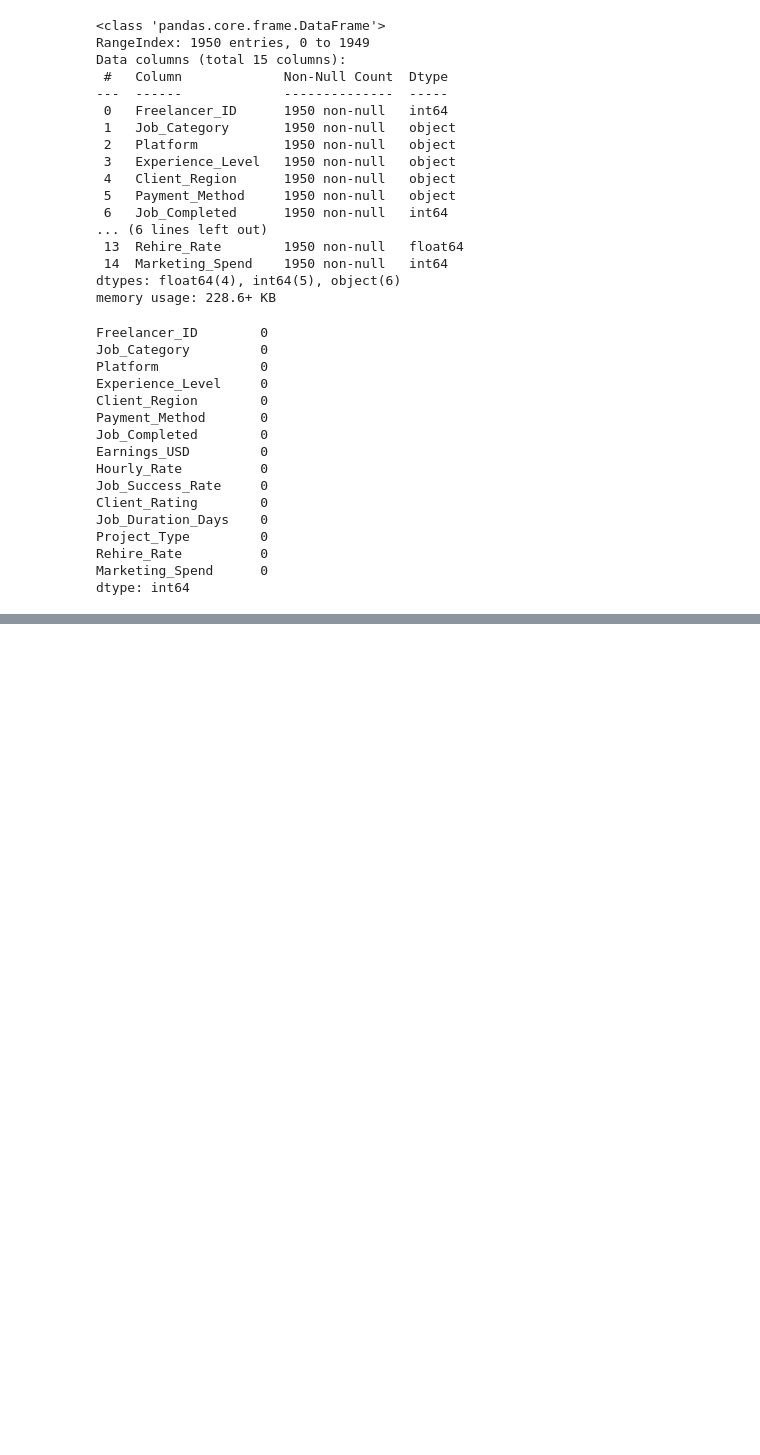
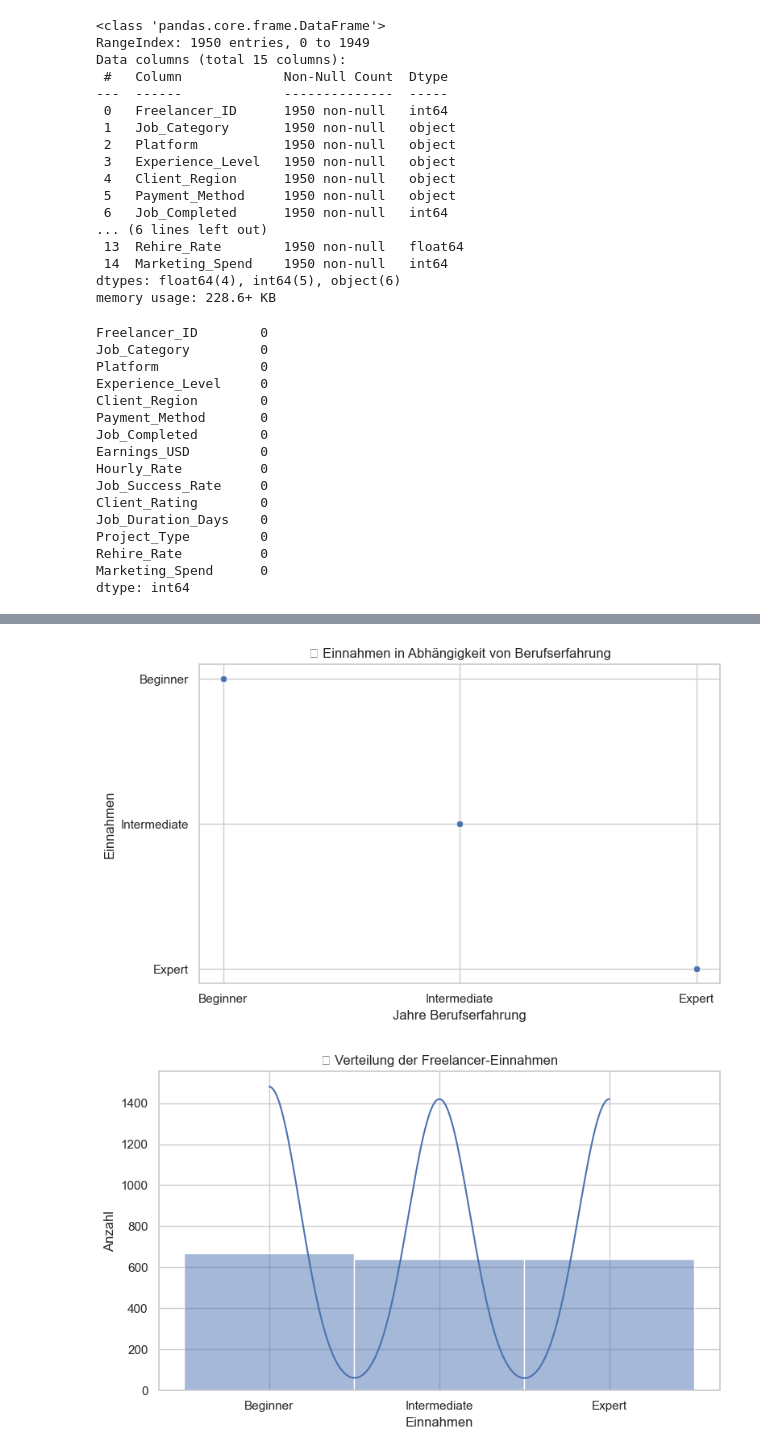
Before and after one commit to Odin2325/GPFreelanceEarningsML, a Jupyter notebook: notebooks/bereinigung.ipynb, the cells around one changed output, grey strips where cells are left out. Drawn from its saved outputs; the diff is of its cells as text; code cells hidden in the pictures; blank space fills up the shorter version.

```diff
--- a/notebooks/bereinigung.ipynb
+++ b/notebooks/bereinigung.ipynb
@@ -55,0 +124,53 @@ dtype: int64
+# %%
+import matplotlib.pyplot as plt
+import seaborn as sns
+
+# Plot-Stil setzen
+sns.set(style="whitegrid")
+
+# Zielvariable definieren
+target = 'Experience_Level'  # ggf. anpassen, falls Spaltenname anders ist
+
+# Scatterplot: Berufserfahrung vs. Einnahmen
+if 'Experience_Level' in df.columns:
+    plt.figure(figsize=(8, 5))
+    sns.scatterplot(data=df, x='Experience_Level', y=target)
+    plt.title("💼 Einnahmen in Abhängigkeit von Berufserfahrung")
+    plt.xlabel("Jahre Berufserfahrung")
+    plt.ylabel("Einnahmen")
+    plt.tight_layout()
+    plt.show()
+
+# Boxplot: Einnahmen nach Job-Kategorie
+if 'job_category' in df.columns:
+    plt.figure(figsize=(10, 6))
+    sns.boxplot(data=df, x='job_category', y=target)
+    plt.title("📦 Einnahmen nach Job-Kategorie")
+    plt.xticks(rotation=45)
+    plt.xlabel("Job-Kategorie")
+    plt.ylabel("Einnahmen")
+    plt.tight_layout()
+    plt.show()
+
+# Histogramm: Verteilung der Einnahmen
+plt.figure(figsize=(8, 5))
+sns.histplot(df[target], bins=30, kde=True)
+plt.title("📈 Verteilung der Freelancer-Einnahmen")
+plt.xlabel("Einnahmen")
+plt.ylabel("Anzahl")
+plt.tight_layout()
+plt.show()
+
+# Violinplot: Einnahmen nach Standort (optional)
+if 'location' in df.columns:
+    plt.figure(figsize=(10, 6))
+    sns.violinplot(data=df, x='location', y=target)
+    plt.title("🌍 Einnahmen nach Standort")
+    plt.xticks(rotation=45)
+    plt.xlabel("Standort")
+    plt.ylabel("Einnahmen")
+    plt.tight_layout()
+    plt.show()
+# %% [output]
+[figure, added]
+[figure, added]
```
Also changed, not shown: parts of 9 cells of this notebook.
